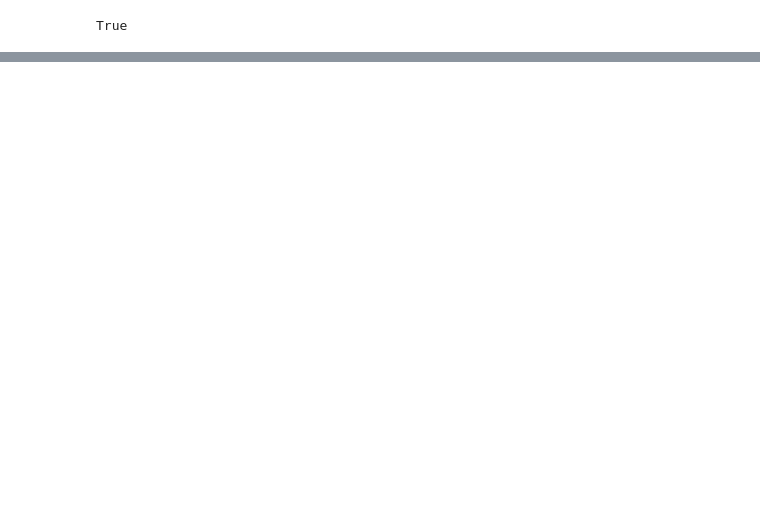
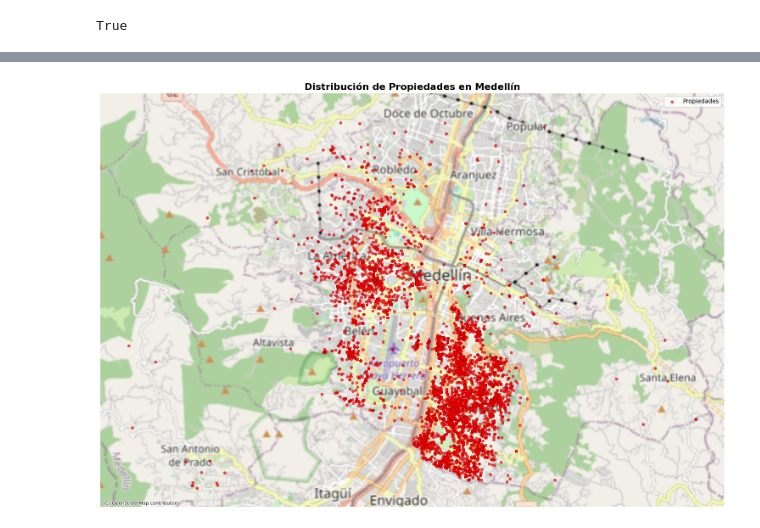
Before and after one commit to roman-correa/news, a Jupyter notebook: new_scraper.ipynb, the cells around one changed output, grey strips where cells are left out. Drawn from its saved outputs; the diff is of its cells as text; code cells hidden in the pictures; blank space fills up the shorter version.

```diff
--- a/new_scraper.ipynb
+++ b/new_scraper.ipynb
@@ -257,0 +358,53 @@ arriendo_join.plot()
+# %%
+ult_a = pd.DataFrame(arriendo_join)
+# %%
+ult_a.at[8601, 'latitud'] = 6.2405
+ult_a.at[8601, 'longitud'] = -75.6077
+ult_a.at[259, 'latitud'] = 6.1358616
+ult_a.at[259, 'longitud'] = -75.9024633
+ult_a.at[546, 'latitud'] = 6.1358616
+ult_a.at[546, 'longitud'] = -75.9024633
+ult_a.at[1434, 'latitud'] = 6.1358616
+ult_a.at[1434, 'longitud'] = -75.9024633
+ult_a.at[3746, 'latitud'] = 6.1358616
+ult_a.at[3746, 'longitud'] = -75.9024633
+ult_a.at[4641, 'latitud'] = 6.1358616
+ult_a.at[4641, 'longitud'] = -75.9024633
+ult_a.at[5296, 'longitud'] = -75
+# %%
+ult_a = ult_a[ult_a['nombre'].isna() == False]
+# %%
+
+import matplotlib.pyplot as plt
+import contextily as ctx
+from shapely import wkt
+import numpy as np
+
+# Cargar los datos
+
+
+# Convertir la columna geometry de string a geometría
+#ult_a['geometry'] = ult_a['geometry'].apply(wkt.loads)
+
+# Crear GeoDataFrame
+gdf = gpd.GeoDataFrame(ult_a, geometry='geometry')
+
+gdf_web = gdf.to_crs(epsg=3857)
+
+# Crear el mapa
+fig, ax = plt.subplots(figsize=(15, 12))
+
+# Graficar los puntos
+gdf.plot(ax=ax, color='red', markersize=20, alpha=0.7,
+           edgecolor='darkred', linewidth=0.5, label='Propiedades')
+
+# Añadir mapa base
+ctx.add_basemap(ax, crs=gdf.crs, source=ctx.providers.OpenStreetMap.Mapnik)
+
+plt.title('Distribución de Propiedades en Medellín', fontsize=16, fontweight='bold')
+plt.legend()
+plt.axis('off')  # Ocultar ejes para mejor apariencia
+plt.tight_layout()
+plt.show()
+# %% [output]
+[figure, added]
```
Also changed, not shown: parts of 15 cells of this notebook, 2 other files.
